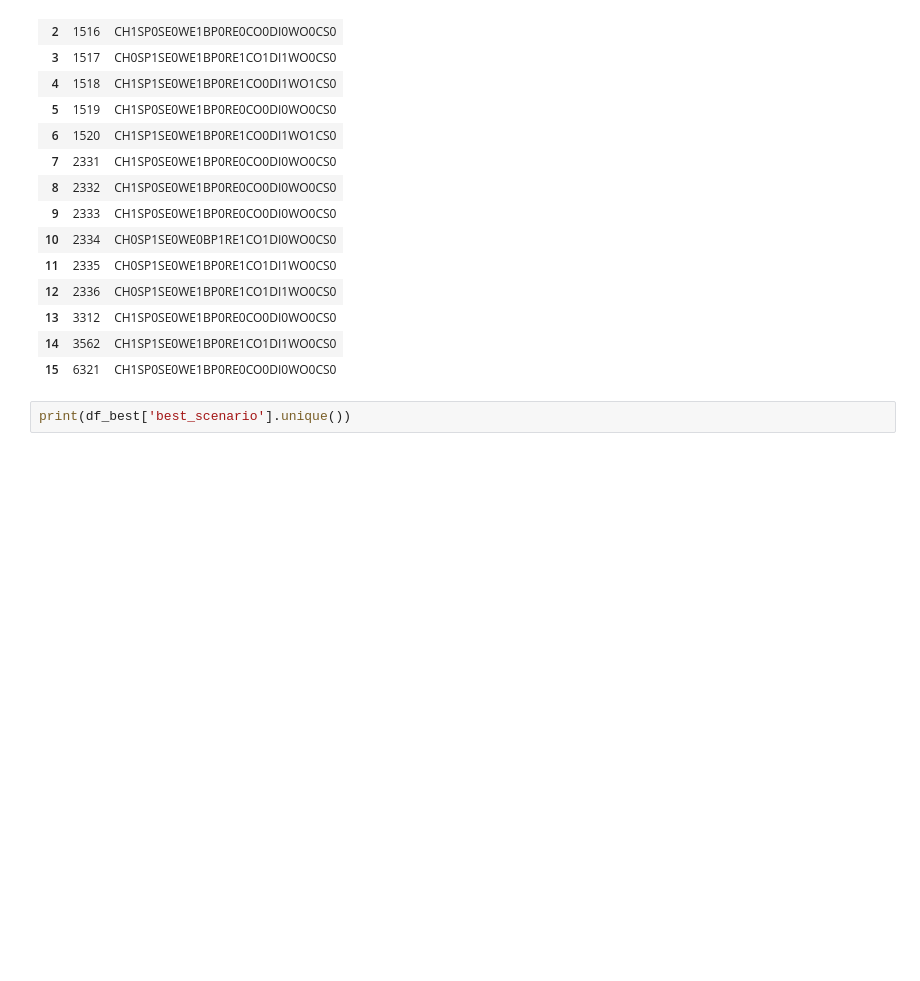
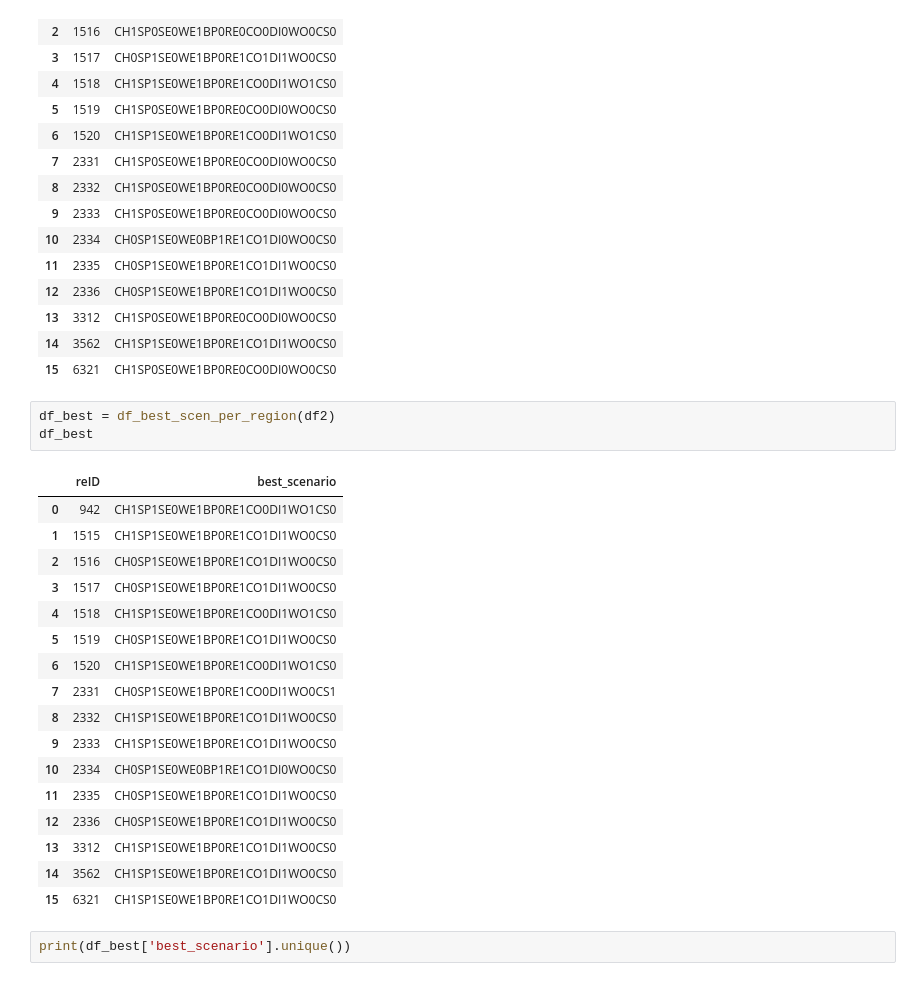
Before and after one commit to MoniSoto/MoTMo, a Jupyter notebook: jupyter_notebooks/Total_emissions.ipynb, the cells around one changed output. Saved outputs shown, nothing was run; the diff lists cells and outputs as text; blank space fills up the shorter version.

```diff
--- a/jupyter_notebooks/Total_emissions.ipynb
+++ b/jupyter_notebooks/Total_emissions.ipynb
@@ -250,6 +265,27 @@ df_best
 | 13 | 3312 | CH1SP0SE0WE1BP0RE0CO0DI0WO0CS0 |
 | 14 | 3562 | CH1SP1SE0WE1BP0RE1CO1DI1WO0CS0 |
 | 15 | 6321 | CH1SP0SE0WE1BP0RE0CO0DI0WO0CS0 |
+# %%
+df_best = df_best_scen_per_region(df2)
+df_best
+# %% [output]
+|  | reID | best_scenario |
+| 0 | 942 | CH1SP1SE0WE1BP0RE1CO0DI1WO1CS0 |
+| 1 | 1515 | CH1SP1SE0WE1BP0RE1CO1DI1WO0CS0 |
+| 2 | 1516 | CH0SP1SE0WE1BP0RE1CO1DI1WO0CS0 |
+| 3 | 1517 | CH0SP1SE0WE1BP0RE1CO1DI1WO0CS0 |
+| 4 | 1518 | CH1SP1SE0WE1BP0RE1CO0DI1WO1CS0 |
+| 5 | 1519 | CH0SP1SE0WE1BP0RE1CO1DI1WO0CS0 |
+| 6 | 1520 | CH1SP1SE0WE1BP0RE1CO0DI1WO1CS0 |
+| 7 | 2331 | CH0SP1SE0WE1BP0RE1CO0DI1WO0CS1 |
+| 8 | 2332 | CH1SP1SE0WE1BP0RE1CO1DI1WO0CS0 |
+| 9 | 2333 | CH1SP1SE0WE1BP0RE1CO1DI1WO0CS0 |
+| 10 | 2334 | CH0SP1SE0WE0BP1RE1CO1DI0WO0CS0 |
+| 11 | 2335 | CH0SP1SE0WE1BP0RE1CO1DI1WO0CS0 |
+| 12 | 2336 | CH0SP1SE0WE1BP0RE1CO1DI1WO0CS0 |
+| 13 | 3312 | CH1SP1SE0WE1BP0RE1CO1DI1WO0CS0 |
+| 14 | 3562 | CH1SP1SE0WE1BP0RE1CO1DI1WO0CS0 |
+| 15 | 6321 | CH1SP1SE0WE1BP0RE1CO1DI1WO0CS0 |
 # %%
 print(df_best['best_scenario'].unique())
 # %% [output]
```
Also changed, not shown: parts of 12 cells of this notebook, 9 other files.
